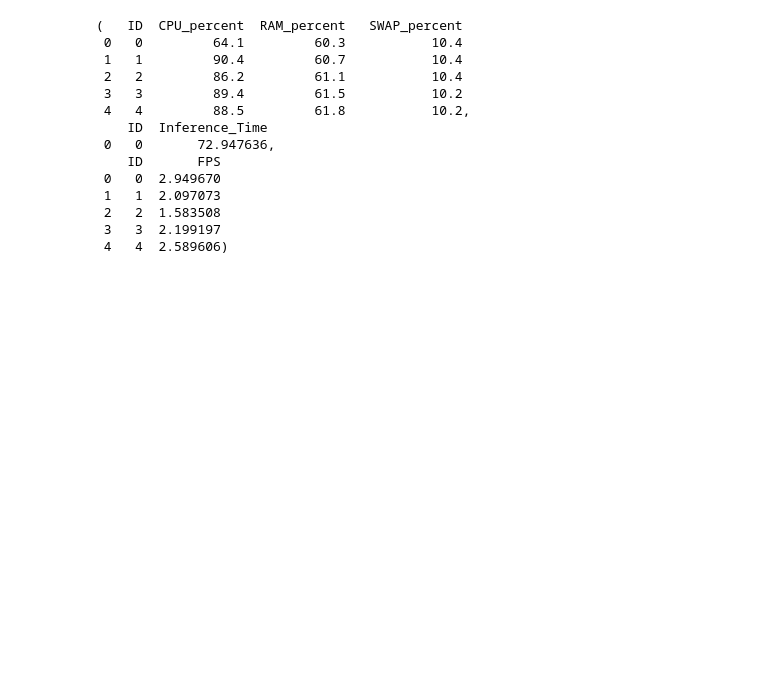
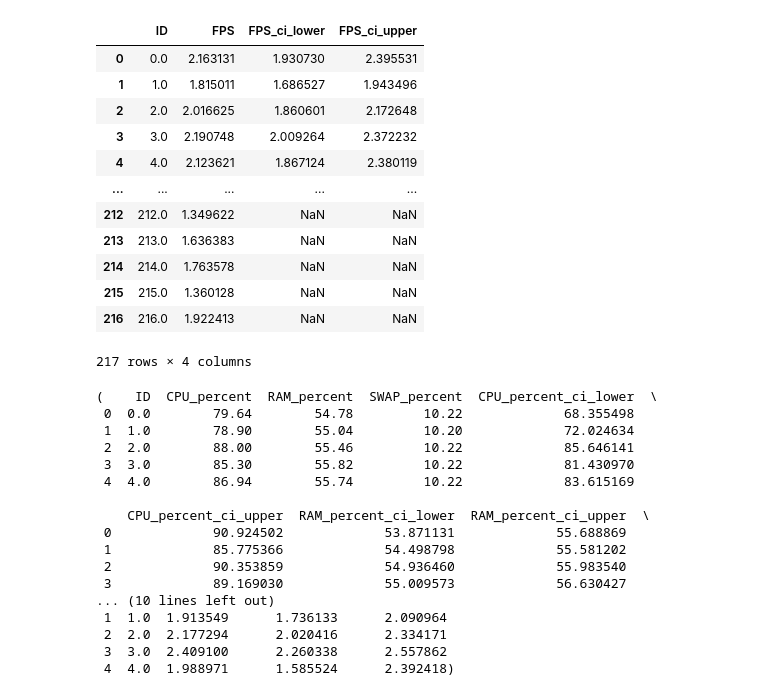
Before and after one commit to Dimerin/AutoDoctor, a Jupyter notebook: Prototype/analysis/analysis.ipynb, the cells around one changed output. Cells and saved outputs as stored; diff of their text form; code cells hidden in the pictures; blank space fills up the shorter version.

```diff
--- a/Prototype/analysis/analysis.ipynb
+++ b/Prototype/analysis/analysis.ipynb
@@ -130,21 +292,41 @@ Loading experiment: local_base_quantized
+# %%
+swap = ExManager.experiments["local_base_quantized"].fps
+swap
+# %% [output]
+|  | ID | FPS | FPS_ci_lower | FPS_ci_upper |
+| 0 | 0.0 | 2.163131 | 1.930730 | 2.395531 |
+| 1 | 1.0 | 1.815011 | 1.686527 | 1.943496 |
+| 2 | 2.0 | 2.016625 | 1.860601 | 2.172648 |
+| 3 | 3.0 | 2.190748 | 2.009264 | 2.372232 |
+| 4 | 4.0 | 2.123621 | 1.867124 | 2.380119 |
+| ... | ... | ... | ... | ... |
+| 212 | 212.0 | 1.349622 | NaN | NaN |
+| 213 | 213.0 | 1.636383 | NaN | NaN |
+| 214 | 214.0 | 1.763578 | NaN | NaN |
+| 215 | 215.0 | 1.360128 | NaN | NaN |
+| 216 | 216.0 | 1.922413 | NaN | NaN |
+217 rows × 4 columns
 # %%
-ex = ExManager.get_experiment("local_tiny_quantized")
-ex.swap.head(), ex.inference.head(), ex.fps.head()
+ex = ExManager.get_experiment("remote_tiny_quantized")
+ex.swap.head(), ex.fps.head()
 # %% [output]
-(   ID  CPU_percent  RAM_percent   SWAP_percent
- 0   0         64.1         60.3           10.4
- 1   1         90.4         60.7           10.4
- 2   2         86.2         61.1           10.4
- 3   3         89.4         61.5           10.2
- 4   4         88.5         61.8           10.2,
-    ID  Inference_Time
- 0   0       72.947636,
-    ID       FPS
- 0   0  2.949670
- 1   1  2.097073
- 2   2  1.583508
- 3   3  2.199197
- 4   4  2.589606)
+(    ID  CPU_percent  RAM_percent  SWAP_percent  CPU_percent_ci_lower  \
+ 0  0.0        79.64        54.78         10.22             68.355498
+ 1  1.0        78.90        55.04         10.20             72.024634
+ 2  2.0        88.00        55.46         10.22             85.646141
+ 3  3.0        85.30        55.82         10.22             81.430970
+ 4  4.0        86.94        55.74         10.22             83.615169
+
+    CPU_percent_ci_upper  RAM_percent_ci_lower  RAM_percent_ci_upper  \
+ 0             90.924502             53.871131             55.688869
+ 1             85.775366             54.498798             55.581202
+ 2             90.353859             54.936460             55.983540
+ 3             89.169030             55.009573             56.630427
+... (10 lines left out)
+ 1  1.0  1.913549      1.736133      2.090964
+ 2  2.0  2.177294      2.020416      2.334171
+ 3  3.0  2.409100      2.260338      2.557862
+ 4  4.0  1.988971      1.585524      2.392418)
 # %%
 ex.swap.columns
 # %% [output]
```
Also changed, not shown: parts of 8 cells of this notebook.
